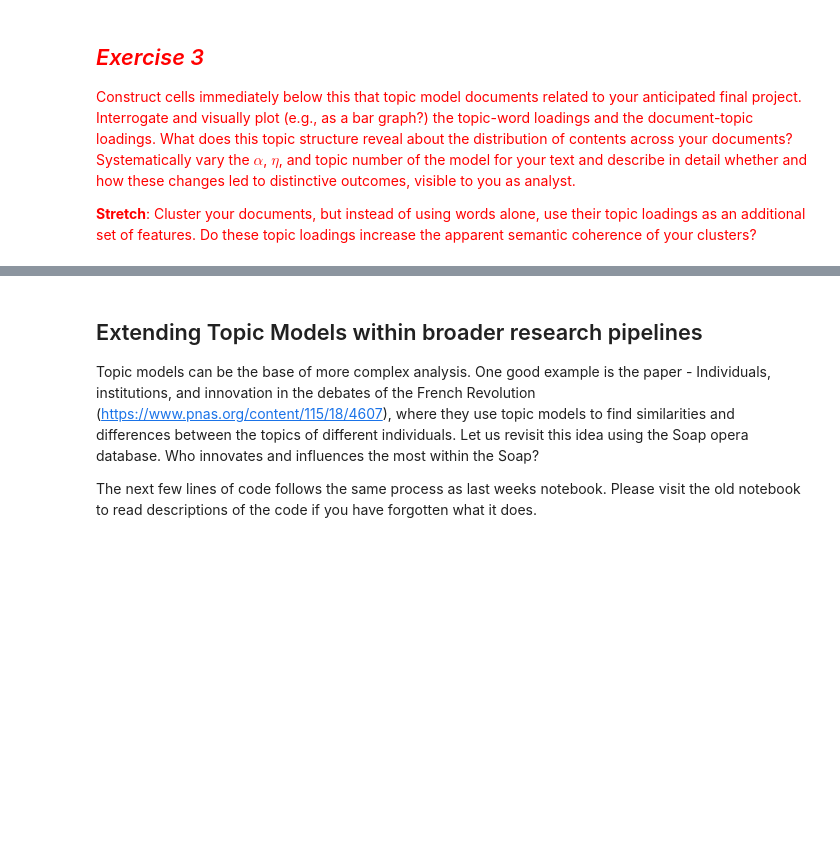
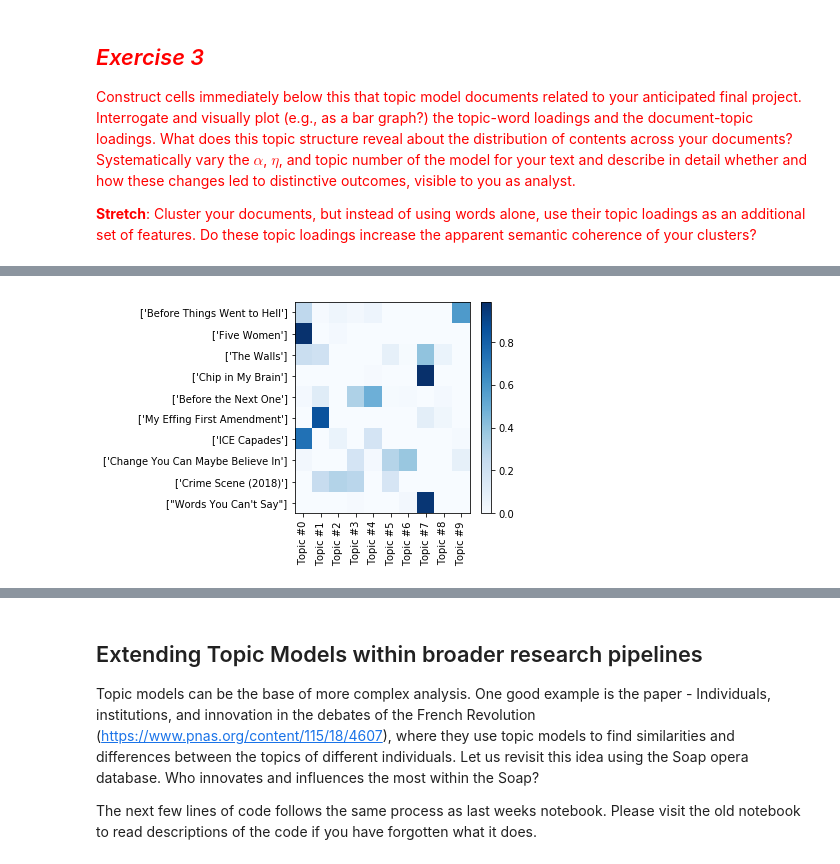
Before and after one commit to laurenjli/Content-Analysis-2020, a Jupyter notebook: week-6/6-Discovering-Patterns-Clusters-and-Topics.ipynb, the cells around one changed output, grey strips where cells are left out. Saved outputs shown, nothing was run; the diff lists cells and outputs as text; code cells hidden in the pictures; blank space fills up the shorter version.

```diff
--- a/week-6/6-Discovering-Patterns-Clusters-and-Topics.ipynb
+++ b/week-6/6-Discovering-Patterns-Clusters-and-Topics.ipynb
@@ -1569,0 +1681,16 @@ plt.show()
+# %%
+# make each topic its own column
+
+#Dict to temporally hold the probabilities
+topicsProbDict = {i : [0] * len(tal_ldaDF) for i in range(tal_lda.num_topics)}
+
+#Load them into the dict
+for index, topicTuples in enumerate(tal_ldaDF['topics']):
+    for topicNum, prob in topicTuples:
+        topicsProbDict[topicNum][index] = prob
+
+#Update the DataFrame
+for topicNum in range(tal_lda.num_topics):
+    tal_ldaDF['topic_{}'.format(topicNum)] = topicsProbDict[topicNum]
+
+tal_ldaDF[1::100]
@@ -1569,0 +1758,18 @@ plt.show()
+# %%
+# heatmap
+plt.pcolor(tal_ldaDFVis, norm=None, cmap='Blues')
+plt.yticks(np.arange(tal_ldaDFVis.shape[0])+0.5, tal_ldaDFVisNames);
+plt.xticks(np.arange(tal_ldaDFVis.shape[1])+0.5, topic_labels);
+
+# flip the y-axis so the texts are in the order we anticipate (Austen first, then Brontë)
+plt.gca().invert_yaxis()
+
+# rotate the ticks on the x-axis
+plt.xticks(rotation=90)
+
+# add a legend
+plt.colorbar(cmap='Blues')
+plt.tight_layout()  # fixes margins
+plt.show()
+# %% [output]
+[figure, added]
```
Also changed, not shown: parts of 49 cells of this notebook.
